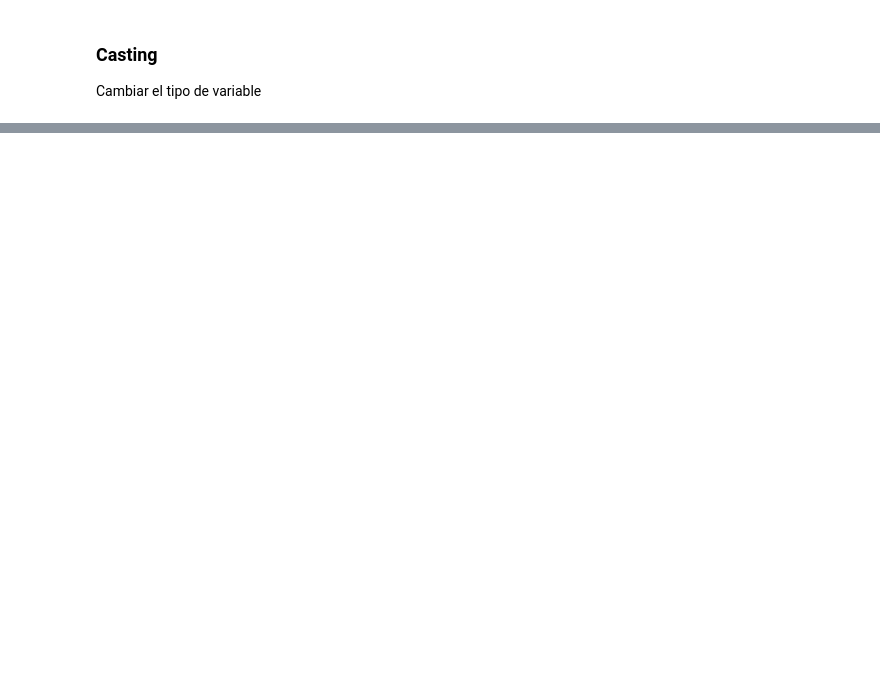
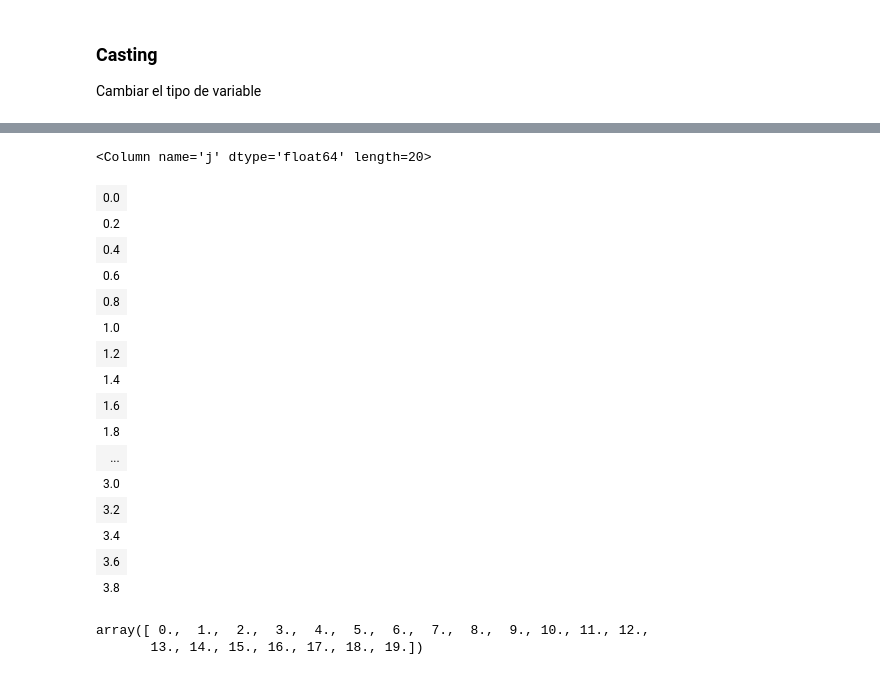
Before and after one commit to alrakomala/DataScienceDCI, a Jupyter notebook: basicos_python/basics_python.ipynb, the cells around one changed output, grey strips where cells are left out. Cells and saved outputs as stored; diff of their text form; code cells hidden in the pictures; blank space fills up the shorter version.

```diff
--- a/basicos_python/basics_python.ipynb
+++ b/basicos_python/basics_python.ipynb
@@ -50,0 +824,25 @@ Buenas prácticas: https://www.freecodecamp.org/news/snake-case-vs-camel-case-vs
+# %%
+from astropy.io import ascii
+archivo_como_ascii = ascii.read('ejemplo.txt')
+# %%
+#archivo_como_ascii[0][:]
+
+archivo_como_ascii['j']*2
+# %% [output]
+<Column name='j' dtype='float64' length=20>
+| 0.0 |
+| 0.2 |
+| 0.4 |
+| 0.6 |
+| 0.8 |
+| 1.0 |
+| 1.2 |
+| 1.4 |
+| 1.6 |
+| 1.8 |
+| ... |
+| 3.0 |
+| 3.2 |
+| 3.4 |
+| 3.6 |
+| 3.8 |
@@ -50,0 +853,5 @@ Buenas prácticas: https://www.freecodecamp.org/news/snake-case-vs-camel-case-vs
+# %%
+col_i
+# %% [output]
+array([ 0.,  1.,  2.,  3.,  4.,  5.,  6.,  7.,  8.,  9., 10., 11., 12.,
+       13., 14., 15., 16., 17., 18., 19.])
```
Also changed, not shown: parts of 145 cells of this notebook, 1 other file.
